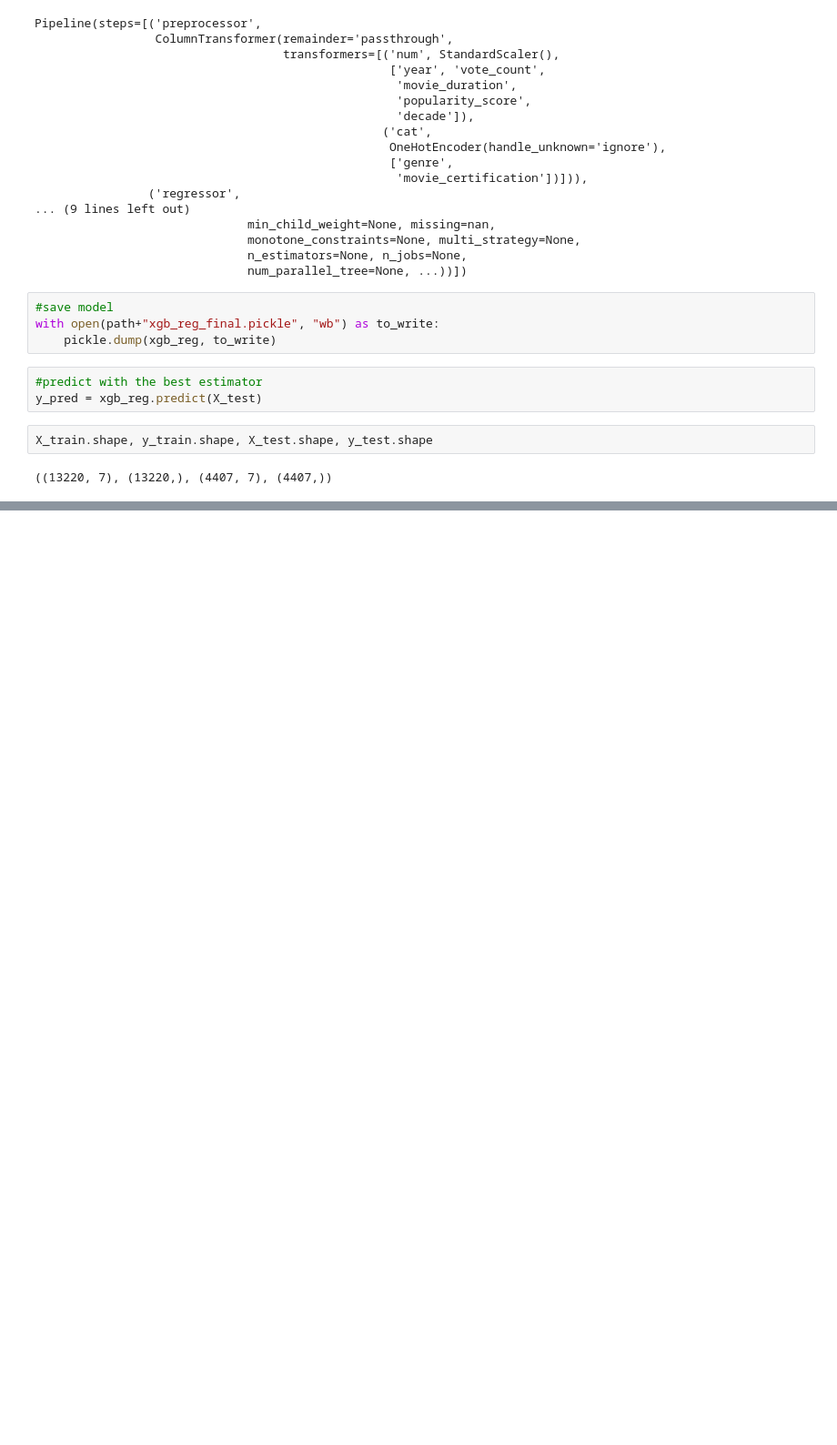
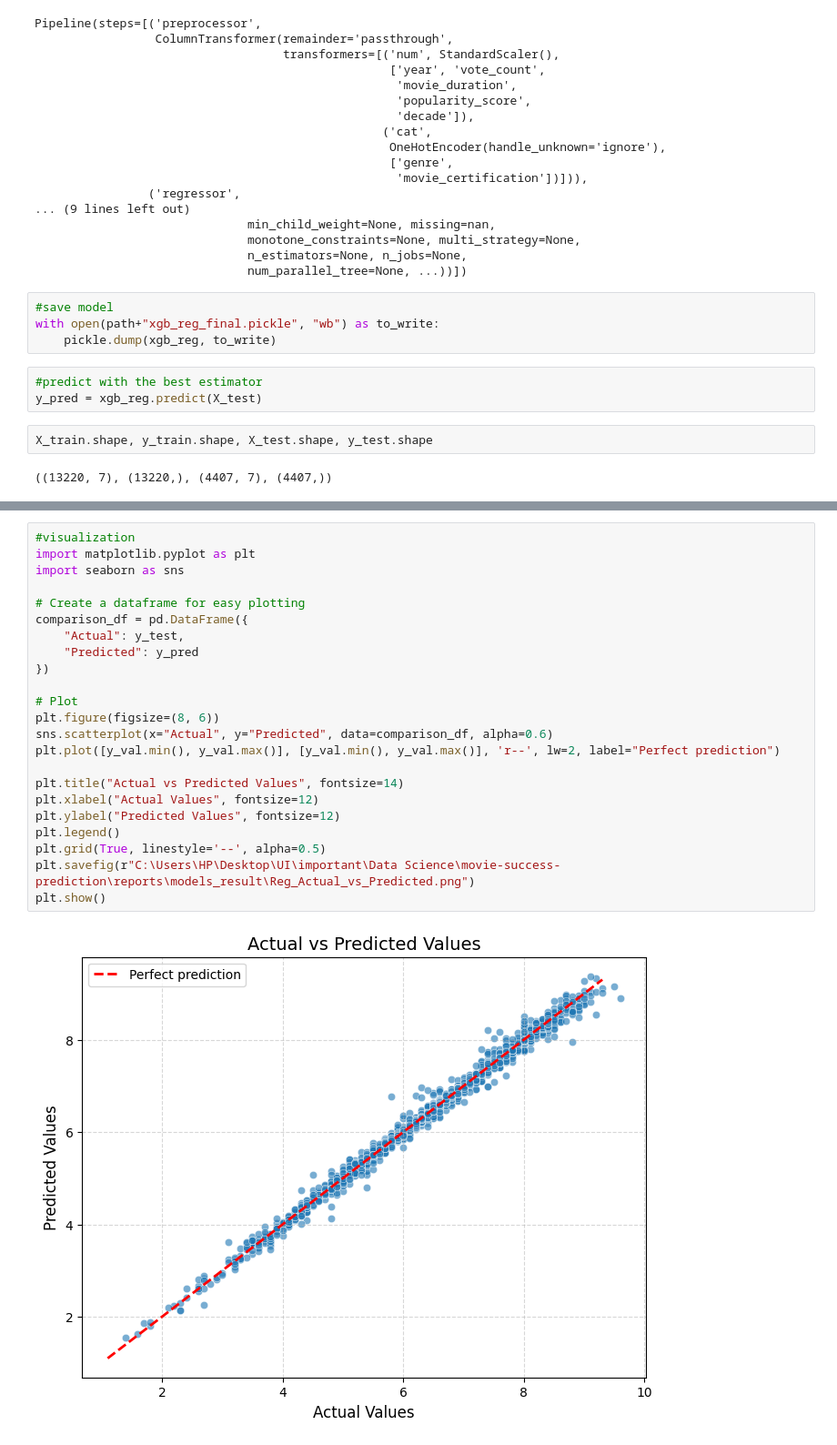
Before and after one commit to Theoph-ay/movie_success_prediction, a Jupyter notebook: notebooks/models_dev_no_outliers.ipynb, the cells around one changed output, grey strips where cells are left out. Shown at 91% size. Drawn from its saved outputs; the diff is of its cells as text; blank space fills up the shorter version.

Commit message:
computed viz for the model and some edits in the notebook

```diff
--- a/notebooks/models_dev_no_outliers.ipynb
+++ b/notebooks/models_dev_no_outliers.ipynb
@@ -296,3 +297,28 @@ final_model_result_df
 # %% [output]
 |  | model | MAE | MSE | RMSE | R2 |
 | 0 | xgb_reg_final | 0.05614 | 0.007456 | 0.086347 | 0.993318 |
+# %%
+#visualization
+import matplotlib.pyplot as plt
+import seaborn as sns
+
+# Create a dataframe for easy plotting
+comparison_df = pd.DataFrame({
+    "Actual": y_test,
+    "Predicted": y_pred
+})
+
+# Plot
+plt.figure(figsize=(8, 6))
+sns.scatterplot(x="Actual", y="Predicted", data=comparison_df, alpha=0.6)
+plt.plot([y_val.min(), y_val.max()], [y_val.min(), y_val.max()], 'r--', lw=2, label="Perfect prediction")
+
+plt.title("Actual vs Predicted Values", fontsize=14)
+plt.xlabel("Actual Values", fontsize=12)
+plt.ylabel("Predicted Values", fontsize=12)
+plt.legend()
+plt.grid(True, linestyle='--', alpha=0.5)
+plt.savefig(r"C:\Users\HP\Desktop\UI\important\Data Science\movie-success-prediction\reports\models_result\Reg_Actual_vs_Predicted.png")
+plt.show()
+# %% [output]
+[figure, added]
```
Also changed, not shown: parts of 5 cells of this notebook, 7 other files.
